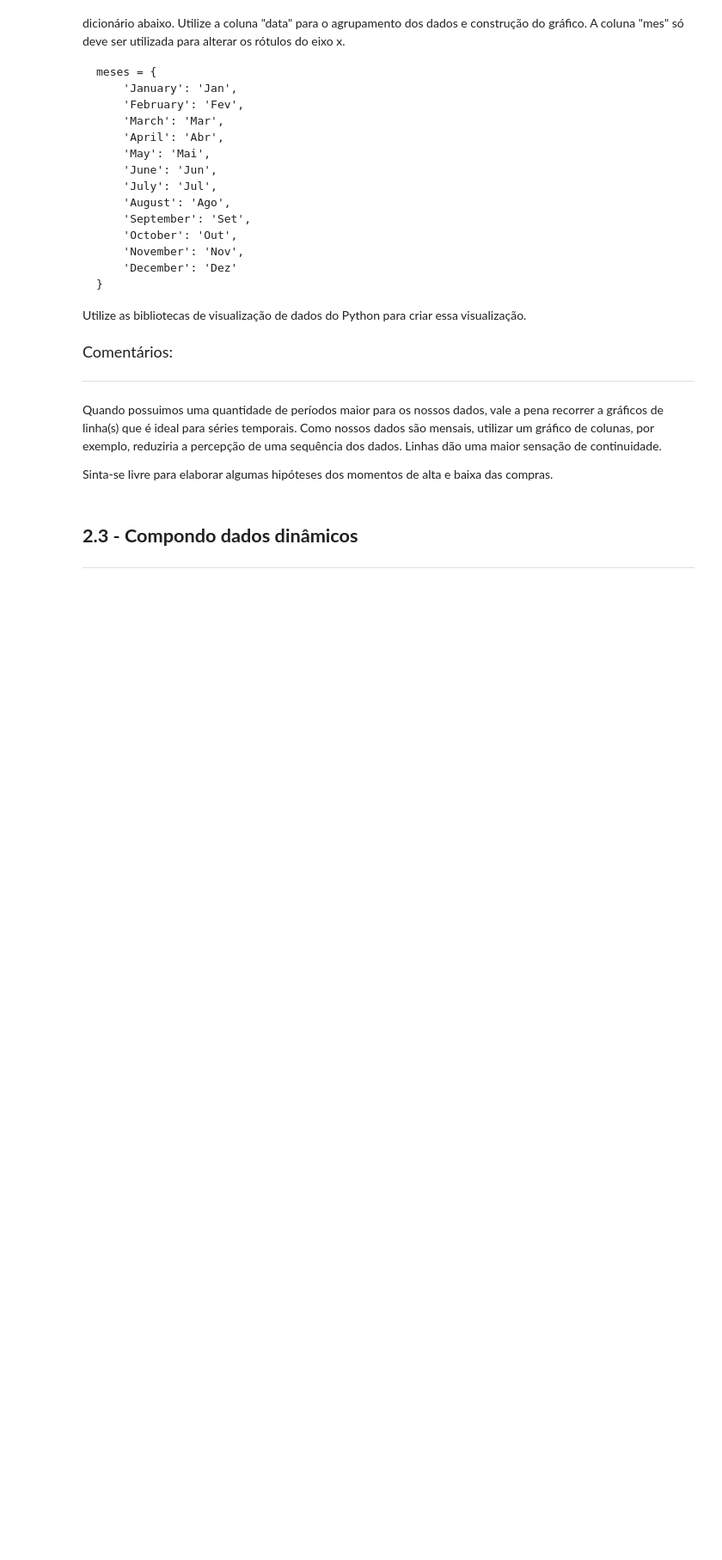
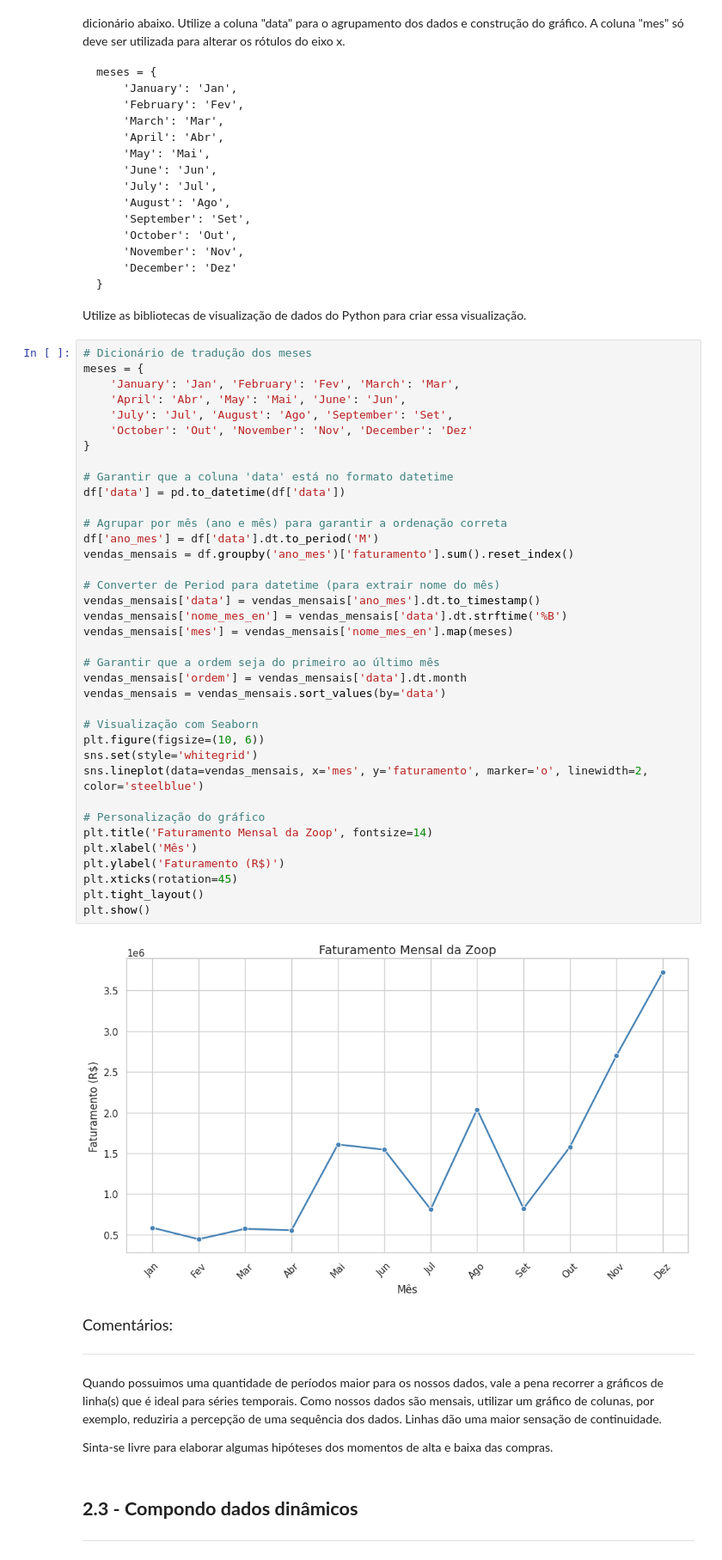
Before and after one commit to VilmarJNR/datascience-zoop, a Jupyter notebook: datascience_zoop.ipynb, the cells around one changed output. Shown: that part at 86% size. Saved outputs shown, nothing was run; the diff lists cells and outputs as text; blank space fills up the shorter version.

````diff
--- a/datascience_zoop.ipynb
+++ b/datascience_zoop.ipynb
@@ -450,6 +564,45 @@ meses = {
 ```
 
 Utilize as bibliotecas de visualização de dados do Python para criar essa visualização.
+# %%
+# Dicionário de tradução dos meses
+meses = {
+    'January': 'Jan', 'February': 'Fev', 'March': 'Mar',
+    'April': 'Abr', 'May': 'Mai', 'June': 'Jun',
+    'July': 'Jul', 'August': 'Ago', 'September': 'Set',
+    'October': 'Out', 'November': 'Nov', 'December': 'Dez'
+}
+
+# Garantir que a coluna 'data' está no formato datetime
+df['data'] = pd.to_datetime(df['data'])
+
+# Agrupar por mês (ano e mês) para garantir a ordenação correta
+df['ano_mes'] = df['data'].dt.to_period('M')
+vendas_mensais = df.groupby('ano_mes')['faturamento'].sum().reset_index()
+
+# Converter de Period para datetime (para extrair nome do mês)
+vendas_mensais['data'] = vendas_mensais['ano_mes'].dt.to_timestamp()
+vendas_mensais['nome_mes_en'] = vendas_mensais['data'].dt.strftime('%B')
+vendas_mensais['mes'] = vendas_mensais['nome_mes_en'].map(meses)
+
+# Garantir que a ordem seja do primeiro ao último mês
+vendas_mensais['ordem'] = vendas_mensais['data'].dt.month
+vendas_mensais = vendas_mensais.sort_values(by='data')
+
+# Visualização com Seaborn
+plt.figure(figsize=(10, 6))
+sns.set(style='whitegrid')
+sns.lineplot(data=vendas_mensais, x='mes', y='faturamento', marker='o', linewidth=2, color='steelblue')
+
+# Personalização do gráfico
+plt.title('Faturamento Mensal da Zoop', fontsize=14)
+plt.xlabel('Mês')
+plt.ylabel('Faturamento (R$)')
+plt.xticks(rotation=45)
+plt.tight_layout()
+plt.show()
+# %% [output]
+[figure, added]
 # %% [markdown]
 <font color="7b71ff" size=4> Comentários: </font>
 
````
Also changed, not shown: parts of 12 cells of this notebook.
